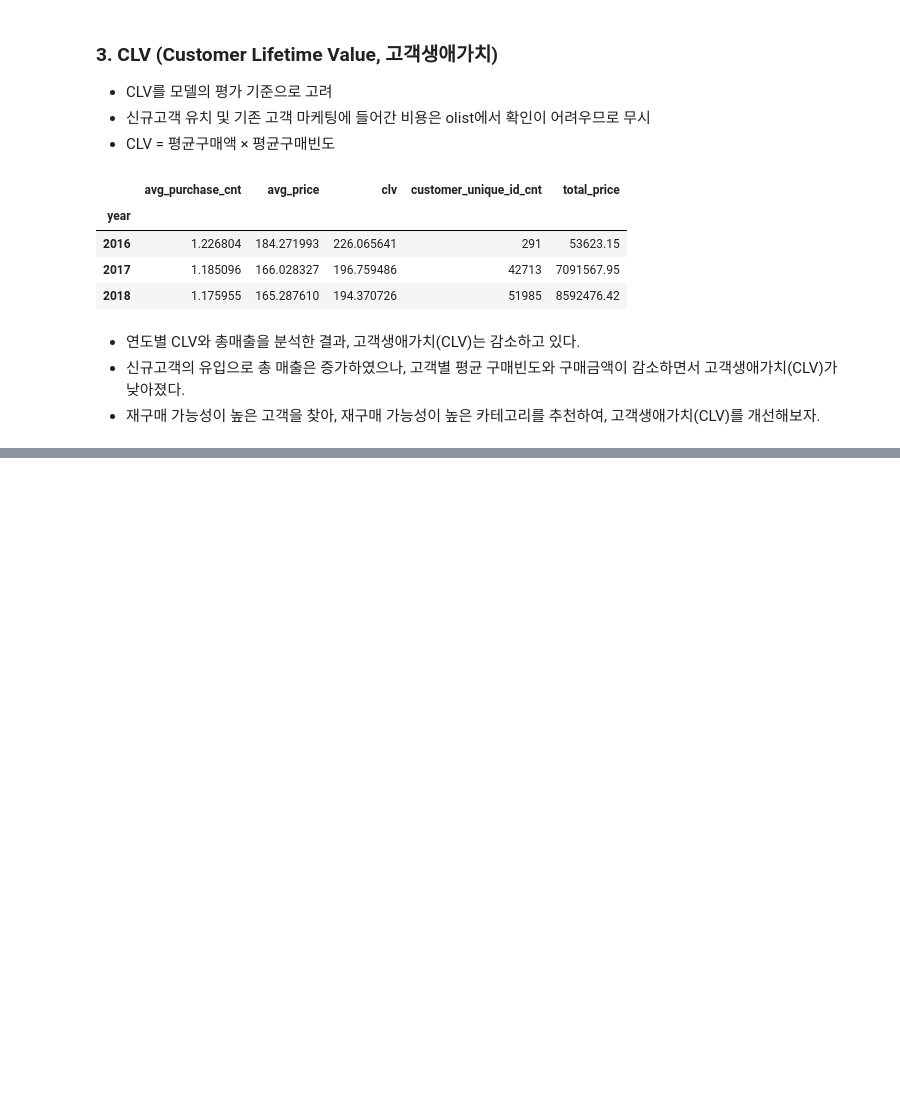
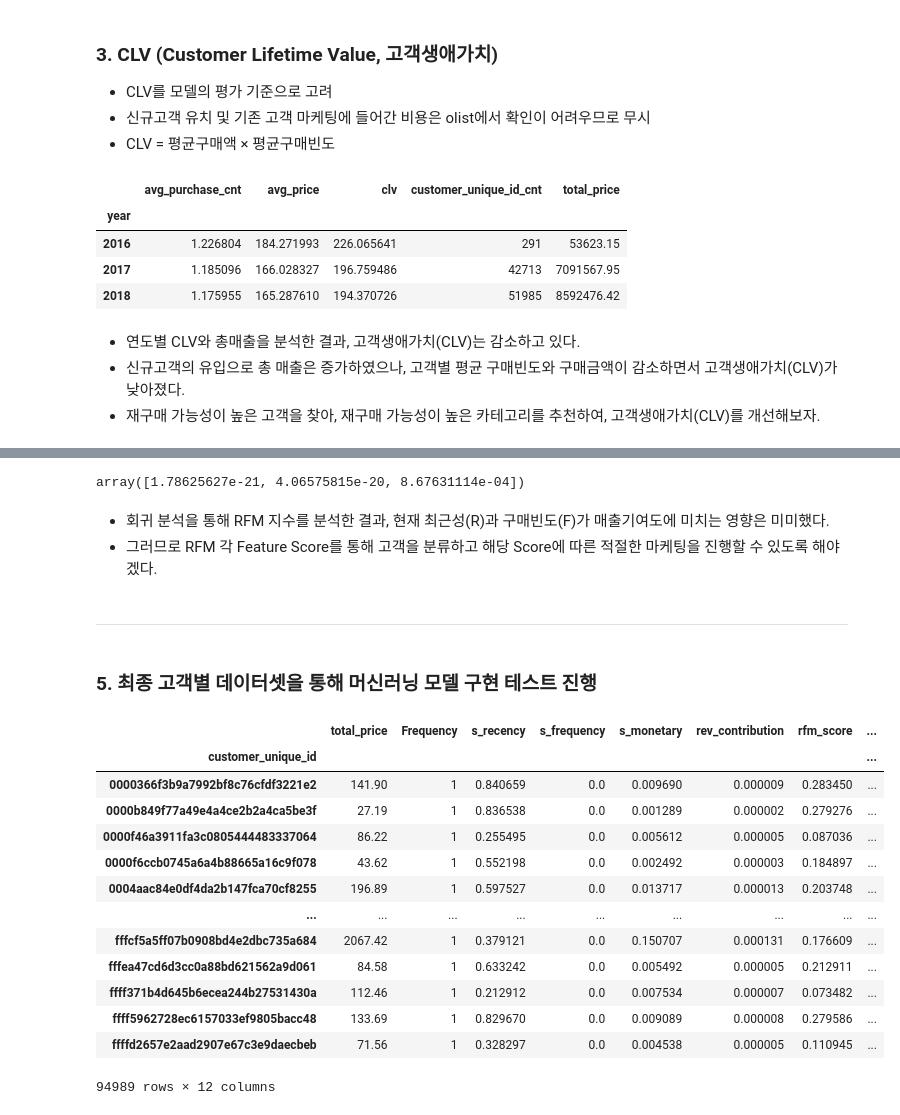
Before and after one commit to ElaYJ/Machine-Learning-Project, a Jupyter notebook: EDA/eda_ojm.ipynb, the cells around one changed output, grey strips where cells are left out. Saved outputs shown, nothing was run; the diff lists cells and outputs as text; code cells hidden in the pictures; blank space fills up the shorter version.

```diff
--- a/EDA/eda_ojm.ipynb
+++ b/EDA/eda_ojm.ipynb
@@ -195,0 +203,25 @@ df_clv
+# %%
+# 중복되는 order_id를 제외하여 데이터 왜곡 최소화
+df_rfm = pd.pivot_table(data=df, index='order_id', values=['customer_unique_id', 'purchase_date', 'total_price', 'repurchase'],
+                        aggfunc={'customer_unique_id':'last', 'purchase_date':'max', 'total_price':'sum', 'repurchase':'last'})
+
+# RM 지표 산정에 필요한 데이터 pivot
+df_rm = pd.pivot_table(data=df_rfm, index='customer_unique_id', values=['purchase_date', 'total_price'],
+                        aggfunc={'purchase_date':'max', 'total_price':'sum'})
+
+# F 지표 산정에 필요한 데이터 pivot
+df_f = pd.pivot_table(data=df_rfm, index='customer_unique_id', columns='repurchase', aggfunc='size', fill_value=0)
+df_f['Frequency'] = df_f[True] + 1
+
+# RFM 각 지표 데이터를 통합
+df_rfm = pd.merge(df_rm, df_f['Frequency'], on='customer_unique_id', how='left')
+
+# RFM 각 지표를 min-max scaler로 정규화
+df_rfm['s_recency'] = (df_rfm['purchase_date'] - df_rfm['purchase_date'].min()).dt.days / (df_rfm['purchase_date'].max() - df_rfm['purchase_date'].min()).days
+df_rfm['s_frequency'] = (df_rfm['Frequency'] - df_rfm['Frequency'].min()) / (df_rfm['Frequency'].max() - df_rfm['Frequency'].min())
+df_rfm['s_monetary'] = (df_rfm['total_price'] - df_rfm['total_price'].min()) / (df_rfm['total_price'].max() - df_rfm['total_price'].min())
+
+df_rfm['rev_contribution'] = df_rfm['total_price'] / df_rfm['total_price'].sum()
+df_rfm['rfm_score'] = (df_rfm['s_frequency'] + df_rfm['s_recency'] + df_rfm['s_monetary'])/3
+
+df_rfm.head()
@@ -195,0 +236,55 @@ df_clv
+# %%
+# 선형회귀를 통해 매출기여도에 따른 스코어링이 가능한지 확인해보자.
+# 선형회귀를 통해 도출된 독립변수 각 계수를 통해 각 RFM 특성이 얼마나 영향을 주는지 확인하자.
+
+from sklearn.model_selection import train_test_split
+from sklearn.linear_model import LinearRegression
+from sklearn.metrics import mean_squared_error
+
+X = df_rfm[['s_recency', 's_frequency', 's_monetary']]
+y = df_rfm['rev_contribution']
+
+X_train, X_test, y_train, y_test = train_test_split(X, y, test_size=0.2, random_state=13)
+
+model = LinearRegression()
+model.fit(X_train, y_train)
+
+y_pred = model.predict(X_test)
+mse = mean_squared_error(y_test, y_pred)
+
+# 독립변수의 각 특성에 대한 계수
+coef = model.coef_
+coef
+# %% [output]
+array([1.78625627e-21, 4.06575815e-20, 8.67631114e-04])
+# %% [markdown]
+- 회귀 분석을 통해 RFM 지수를 분석한 결과, 현재 최근성(R)과 구매빈도(F)가 매출기여도에 미치는 영향은 미미했다.
+- 그러므로 RFM 각 Feature Score를 통해 고객을 분류하고 해당 Score에 따른 적절한 마케팅을 진행할 수 있도록 해야겠다.
+# %% [markdown]
+---
+# %% [markdown]
+### 5. 최종 고객별 데이터셋을 통해 머신러닝 모델 구현 테스트 진행
+# %%
+df_add = pd.pivot_table(data=df, index='customer_unique_id', values=['category', 'customer_city', 'customer_state', 'estimated_delivery_period'],
+                        aggfunc={'category':'first', 'customer_city':'last', 'customer_state':'last', 'estimated_delivery_period':'mean'})
+df_add.rename(columns={'category':'first_category', 'estimated_delivery_period':'avg_esti_delivery_period'}, inplace=True)
+
+df_final = pd.merge(df_rfm, df_add, on='customer_unique_id', how='left')
+df_final['Frequency_TF'] = df_final['Frequency'] > 1
+df_final.drop(columns='purchase_date', inplace=True)
+df_final
+# %% [output]
+|  | total_price | Frequency | s_recency | s_frequency | s_monetary | rev_contribution | rfm_score | ... |
+| customer_unique_id |  |  |  |  |  |  |  | ... |
+| 0000366f3b9a7992bf8c76cfdf3221e2 | 141.90 | 1 | 0.840659 | 0.0 | 0.009690 | 0.000009 | 0.283450 | ... |
+| 0000b849f77a49e4a4ce2b2a4ca5be3f | 27.19 | 1 | 0.836538 | 0.0 | 0.001289 | 0.000002 | 0.279276 | ... |
+| 0000f46a3911fa3c0805444483337064 | 86.22 | 1 | 0.255495 | 0.0 | 0.005612 | 0.000005 | 0.087036 | ... |
+| 0000f6ccb0745a6a4b88665a16c9f078 | 43.62 | 1 | 0.552198 | 0.0 | 0.002492 | 0.000003 | 0.184897 | ... |
+| 0004aac84e0df4da2b147fca70cf8255 | 196.89 | 1 | 0.597527 | 0.0 | 0.013717 | 0.000013 | 0.203748 | ... |
+| ... | ... | ... | ... | ... | ... | ... | ... | ... |
+| fffcf5a5ff07b0908bd4e2dbc735a684 | 2067.42 | 1 | 0.379121 | 0.0 | 0.150707 | 0.000131 | 0.176609 | ... |
+| fffea47cd6d3cc0a88bd621562a9d061 | 84.58 | 1 | 0.633242 | 0.0 | 0.005492 | 0.000005 | 0.212911 | ... |
+| ffff371b4d645b6ecea244b27531430a | 112.46 | 1 | 0.212912 | 0.0 | 0.007534 | 0.000007 | 0.073482 | ... |
+| ffff5962728ec6157033ef9805bacc48 | 133.69 | 1 | 0.829670 | 0.0 | 0.009089 | 0.000008 | 0.279586 | ... |
+| ffffd2657e2aad2907e67c3e9daecbeb | 71.56 | 1 | 0.328297 | 0.0 | 0.004538 | 0.000005 | 0.110945 | ... |
+94989 rows × 12 columns
```
Also changed, not shown: parts of 4 cells of this notebook.
